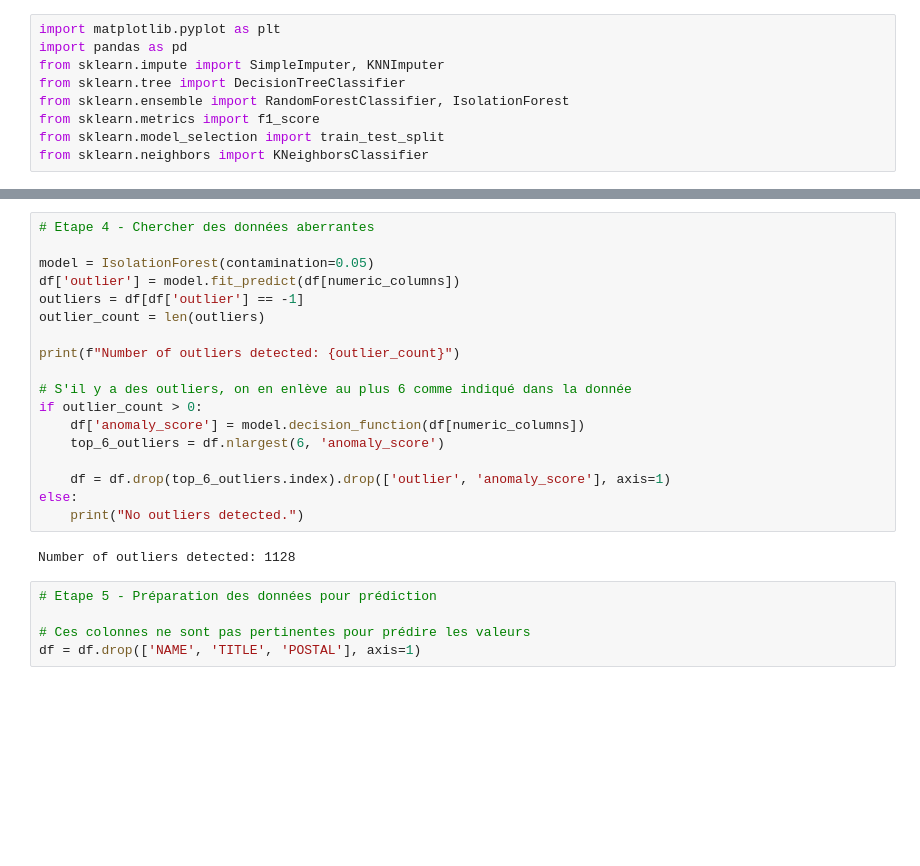
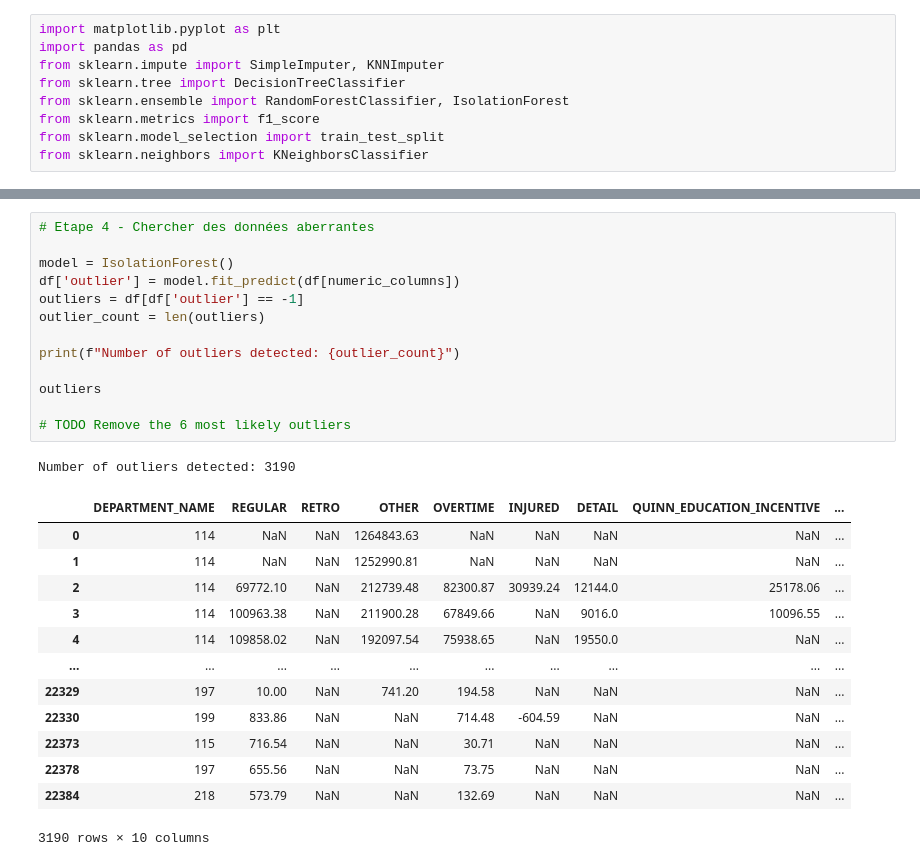
Before and after one commit to Nyaaw/PCDLabs, a Jupyter notebook: Labo3/Labo3-Bloch-Ripoll.ipynb, the cells around one changed output, grey strips where cells are left out. Cells and saved outputs as stored; diff of their text form; blank space fills up the shorter version.

```diff
--- a/Labo3/Labo3-Bloch-Ripoll.ipynb
+++ b/Labo3/Labo3-Bloch-Ripoll.ipynb
@@ -26,28 +73,31 @@ for column in numeric_columns:
 # %%
 # Etape 4 - Chercher des données aberrantes
 
-model = IsolationForest(contamination=0.05)
+model = IsolationForest()
 df['outlier'] = model.fit_predict(df[numeric_columns])
 outliers = df[df['outlier'] == -1]
 outlier_count = len(outliers)
 
 print(f"Number of outliers detected: {outlier_count}")
 
-# S'il y a des outliers, on en enlève au plus 6 comme indiqué dans la donnée
-if outlier_count > 0:
-    df['anomaly_score'] = model.decision_function(df[numeric_columns])
-    top_6_outliers = df.nlargest(6, 'anomaly_score')
+outliers
 
-    df = df.drop(top_6_outliers.index).drop(['outlier', 'anomaly_score'], axis=1)
-else:
-    print("No outliers detected.")
+# TODO Remove the 6 most likely outliers
 # %% [output]
-Number of outliers detected: 1128
+Number of outliers detected: 3190
+|  | DEPARTMENT_NAME | REGULAR | RETRO | OTHER | OVERTIME | INJURED | DETAIL | QUINN_EDUCATION_INCENTIVE | ... |
+| 0 | 114 | NaN | NaN | 1264843.63 | NaN | NaN | NaN | NaN | ... |
+| 1 | 114 | NaN | NaN | 1252990.81 | NaN | NaN | NaN | NaN | ... |
+| 2 | 114 | 69772.10 | NaN | 212739.48 | 82300.87 | 30939.24 | 12144.0 | 25178.06 | ... |
+| 3 | 114 | 100963.38 | NaN | 211900.28 | 67849.66 | NaN | 9016.0 | 10096.55 | ... |
+| 4 | 114 | 109858.02 | NaN | 192097.54 | 75938.65 | NaN | 19550.0 | NaN | ... |
+| ... | ... | ... | ... | ... | ... | ... | ... | ... | ... |
+| 22329 | 197 | 10.00 | NaN | 741.20 | 194.58 | NaN | NaN | NaN | ... |
+| 22330 | 199 | 833.86 | NaN | NaN | 714.48 | -604.59 | NaN | NaN | ... |
+| 22373 | 115 | 716.54 | NaN | NaN | 30.71 | NaN | NaN | NaN | ... |
+| 22378 | 197 | 655.56 | NaN | NaN | 73.75 | NaN | NaN | NaN | ... |
+| 22384 | 218 | 573.79 | NaN | NaN | 132.69 | NaN | NaN | NaN | ... |
+3190 rows × 10 columns
-# %%
-# Etape 5 - Préparation des données pour prédiction
-
-# Ces colonnes ne sont pas pertinentes pour prédire les valeurs
-df = df.drop(['NAME', 'TITLE', 'POSTAL'], axis=1)
 # %%
 from sklearn.experimental import enable_iterative_imputer
 from sklearn.impute import IterativeImputer
```
Also changed, not shown: parts of 6 cells of this notebook.
